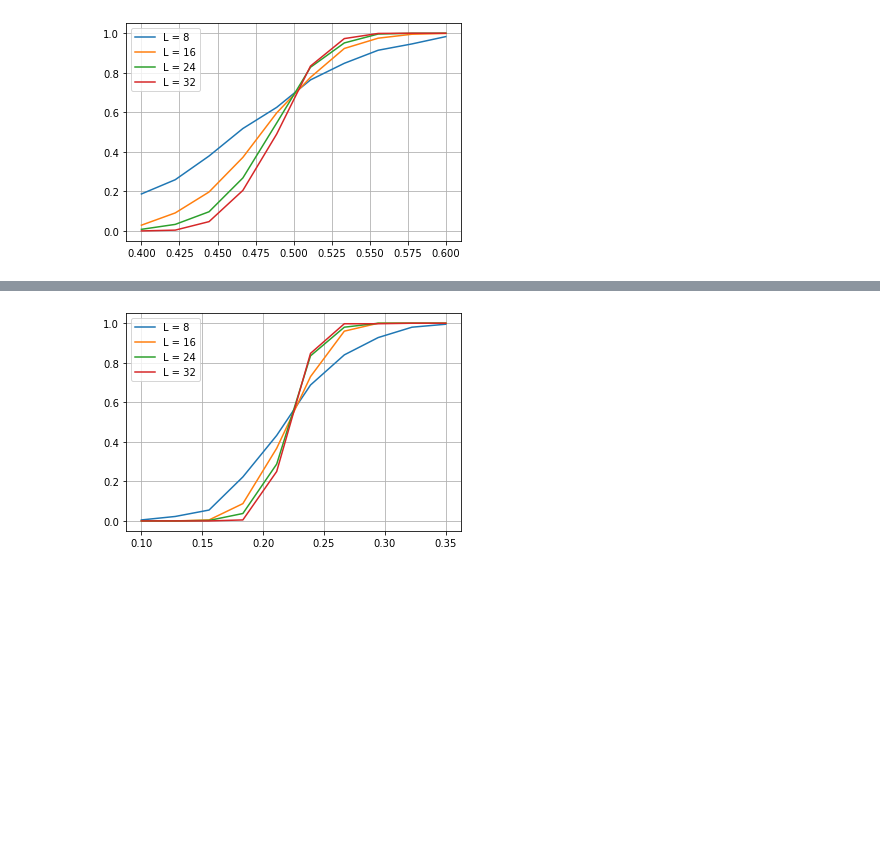
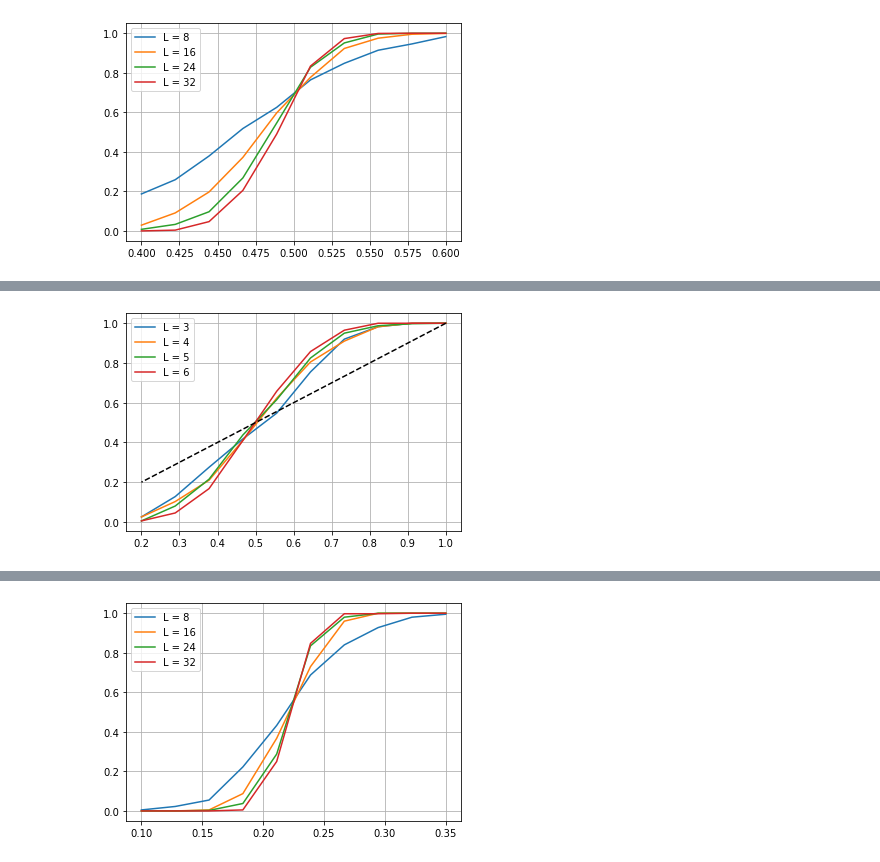
Before and after one commit to hassan-shap/quantum-emitter, a Jupyter notebook: percolation.ipynb, the cells around one changed output, grey strips where cells are left out. Cells and saved outputs as stored; diff of their text form; code cells hidden in the pictures; blank space fills up the shorter version.

```diff
--- a/percolation.ipynb
+++ b/percolation.ipynb
@@ -233,0 +245,11 @@ plt.show()
+# %%
+plt.figure()
+for i_L, L in enumerate(L_list):
+    plt.plot(1-p_list,(1-prob_y[i_L,:]),"-", color = "C%d" % i_L, label="L = %d" % L)
+
+plt.plot(1-p_list,1-p_list,"k--")
+plt.legend()
+plt.grid()
+plt.show()
+# %% [output]
+[figure, added]
```
Also changed, not shown: parts of 4 cells of this notebook, 12 other files.
